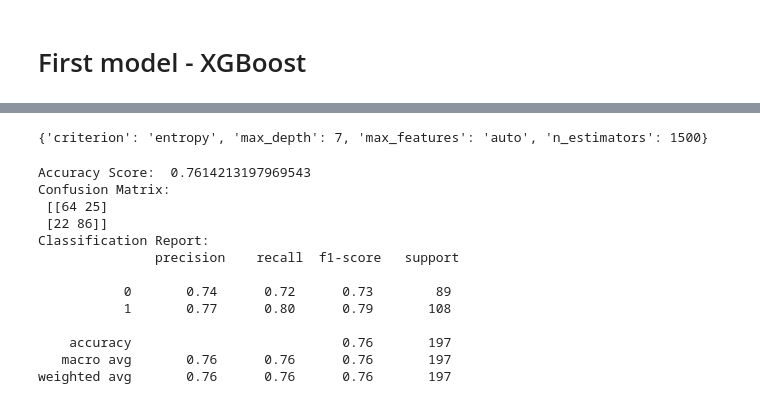
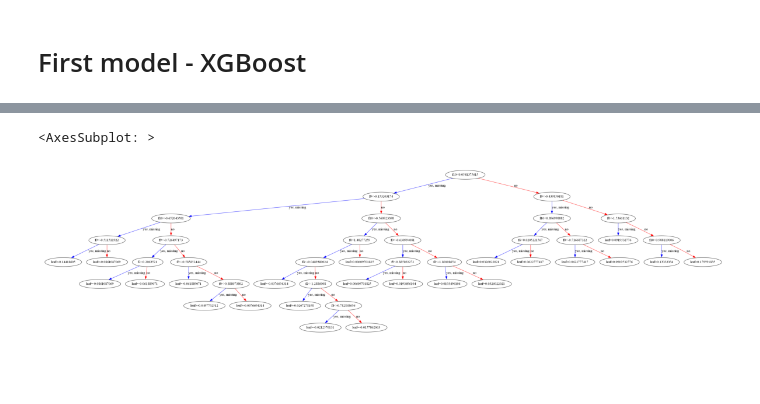
Before and after one commit to kordc/MCDAproject, a Jupyter notebook: data_analysis.ipynb, the cells around one changed output, grey strips where cells are left out. Cells and saved outputs as stored; diff of their text form; code cells hidden in the pictures; blank space fills up the shorter version.

Commit message:
change models according to the task's description

```diff
--- a/data_analysis.ipynb
+++ b/data_analysis.ipynb
@@ -232,10 +237,20 @@ print(optimal_params.best_score_)
+# %%
+params = {
+    "max_depth": len(features_map) * 2,
+    "eta": 0.1,
+    "nthread": 2,
+    "seed": 0,
+    "eval_metric": "rmse",
+    "monotone_constraints": "(" + ",".join(["1"] * len(features_map)) + ")",
+    "n_estimators": 1,
+}
 # %%
-model = XGBClassifier(gamma=1, learning_rate=0.05, max_depth=4, objective='binary:logistic',)
+model = XGBClassifier(**params)
 model.fit(X_train, y_train)
 
 y_pred = model.predict(X_test)
 
-print('Accuracy Score: ', accuracy_score(y_test, y_pred))
+print('Accuracy Score: ', round(accuracy_score(y_test, y_pred), 4))
 print('Confusion Matrix: \n', confusion_matrix(y_test, y_pred))
 print('Classification Report: \n', classification_report(y_test, y_pred))
 # %% [output]
@@ -280,9 +269,0 @@ print(optimal_params.best_score_)
-# %%
-model = SVC(kernel='rbf', probability=True, random_state=42, C=1000, gamma=0.0001)
-model.fit(X_train, y_train)
-
-y_pred = model.predict(X_test)
-
-print('Accuracy Score: ', accuracy_score(y_test, y_pred))
-print('Confusion Matrix: \n', confusion_matrix(y_test, y_pred))
-print('Classification Report: \n', classification_report(y_test, y_pred))
@@ -303,51 +269,0 @@ weighted avg       0.73      0.73      0.73       197
-# %%
-# Random Forest
-from sklearn.ensemble import RandomForestClassifier
-from sklearn.model_selection import GridSearchCV
-
-param_grid = {
-    'n_estimators': [100, 500, 1000, 1500],
-    'max_depth': [None, 1, 2, 3, 4, 5, 6, 7, 8],
-    'max_features': ['sqrt', 'log2'],
-    'criterion': ['gini', 'entropy']
-}
-
-optimal_params = GridSearchCV(
-    estimator=RandomForestClassifier(random_state=42),
-    param_grid=param_grid,
-    scoring='roc_auc',
-    verbose=0,
-    n_jobs=10,
-    cv=3
-)
-
-optimal_params.fit(X_train, y_train)
-
-print(optimal_params.best_params_)
-print(optimal_params.best_score_)
-# %% [output]
-{'criterion': 'entropy', 'max_depth': 7, 'max_features': 'auto', 'n_estimators': 1500}
-# %%
-model = RandomForestClassifier(random_state=42, criterion='entropy', max_depth=7, max_features='sqrt', n_estimators=1500)
-
-model.fit(X_train, y_train)
-
-y_pred = model.predict(X_test)
-
-print('Accuracy Score: ', accuracy_score(y_test, y_pred))
-print('Confusion Matrix: \n', confusion_matrix(y_test, y_pred))
-print('Classification Report: \n', classification_report(y_test, y_pred))
-# %% [output]
-Accuracy Score:  0.7614213197969543
-Confusion Matrix:
- [[64 25]
- [22 86]]
-Classification Report:
-               precision    recall  f1-score   support
-
-           0       0.74      0.72      0.73        89
-           1       0.77      0.80      0.79       108
-
-    accuracy                           0.76       197
-   macro avg       0.76      0.76      0.76       197
-weighted avg       0.76      0.76      0.76       197
@@ -353,0 +274,6 @@ weighted avg       0.76      0.76      0.76       197
+# %%
+fig, ax = plt.subplots(figsize=(15, 15))
+plot_tree(model, ax=ax, num_trees=0)
+# %% [output]
+<AxesSubplot: >
+[figure, added]
```
Also changed, not shown: parts of 15 cells of this notebook.
